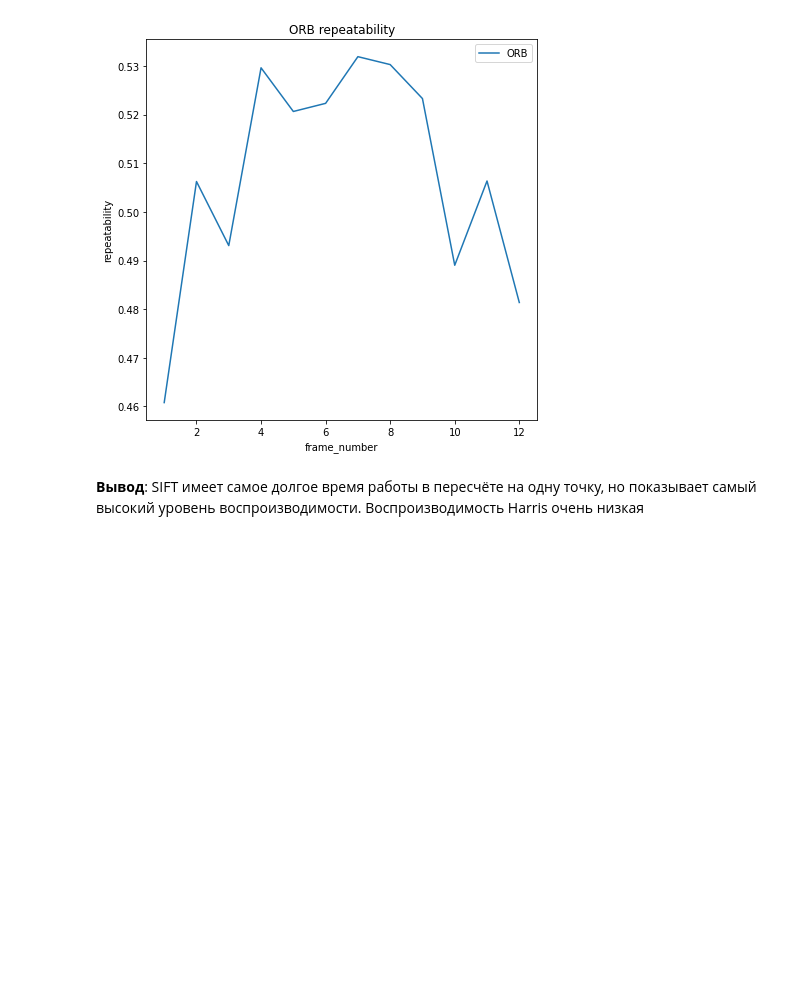
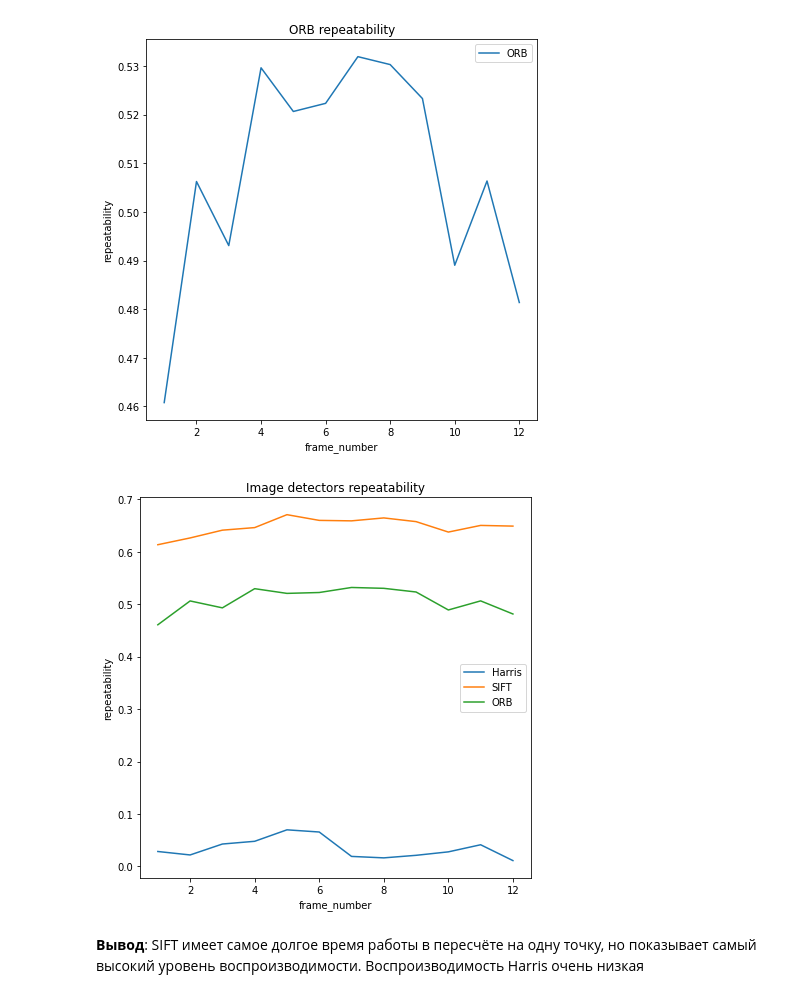
Before and after one commit to artyomnurgaliev/CV_Task_5_image_detectors_and_descriptors, a Jupyter notebook: image_detectors_comparison.ipynb, the cells around one changed output. Drawn from its saved outputs; the diff is of its cells as text; code cells hidden in the pictures; blank space fills up the shorter version.

```diff
--- a/image_detectors_comparison.ipynb
+++ b/image_detectors_comparison.ipynb
@@ -158,5 +165,14 @@ sns.lineplot(data = orb_df, x='frame_number',y='repeatability', label='ORB')
 plt.show()
 # %% [output]
 [figure]
+# %%
+plt.figure(figsize=(7, 7))
+plt.title('Image detectors repeatability')
+sns.lineplot(data = harris_df, x='frame_number',y='repeatability', label='Harris')
+sns.lineplot(data = sift_df, x='frame_number',y='repeatability', label='SIFT')
+sns.lineplot(data = orb_df, x='frame_number',y='repeatability', label='ORB')
+plt.show()
+# %% [output]
+[figure, added]
 # %% [markdown]
 __Вывод__: SIFT имеет самое долгое время работы в пересчёте на одну точку, но показывает самый высокий уровень воспроизводимости. Воспроизводимость Harris очень низкая
```
Also changed, not shown: parts of 1 cell of this notebook.
